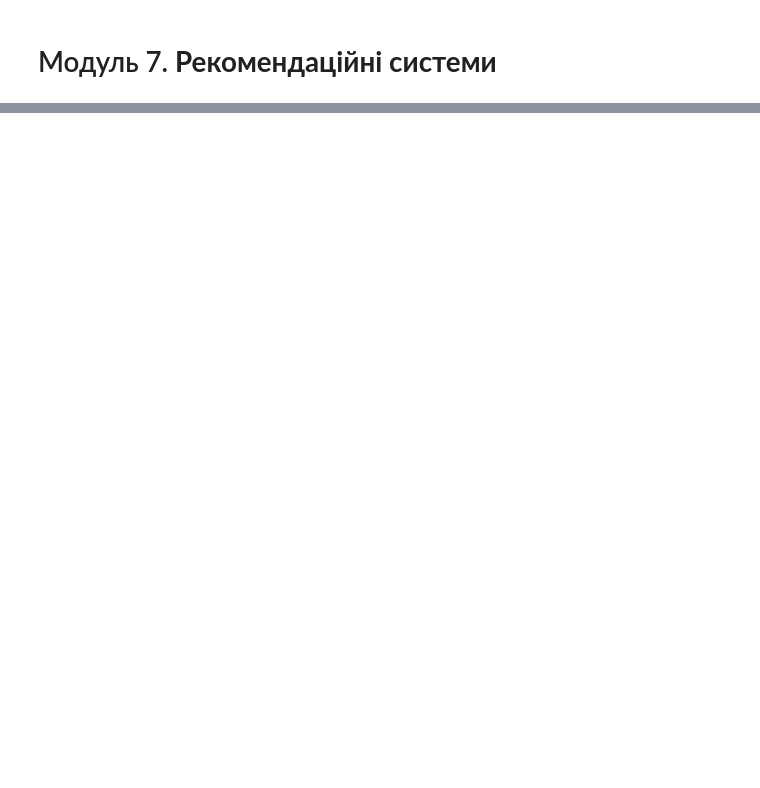
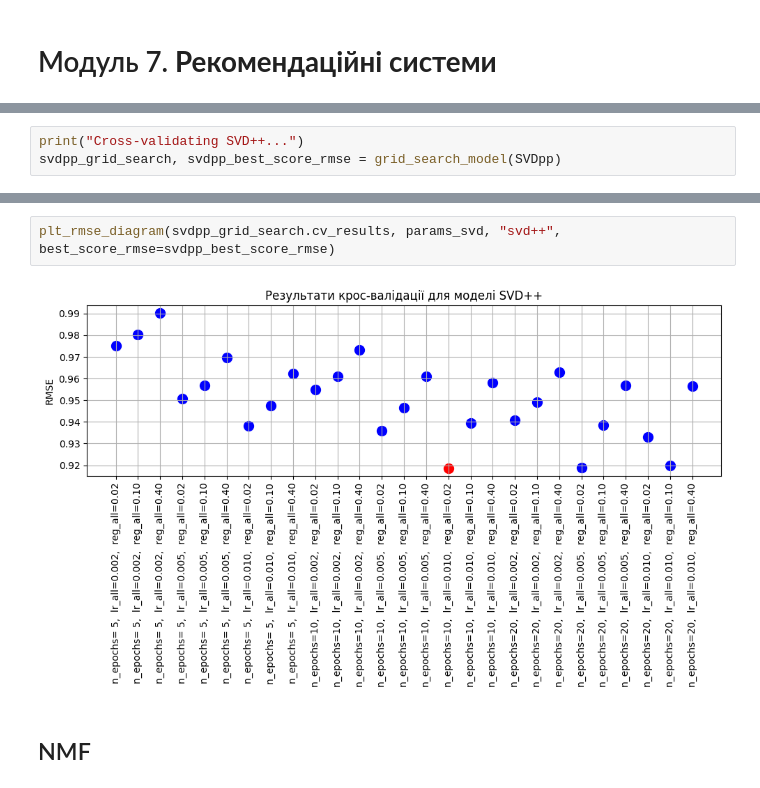
Before and after one commit to KyryloChalov/DS, a Jupyter notebook: HW_07/hw7.ipynb, the cells around one changed output, grey strips where cells are left out. Saved outputs shown, nothing was run; the diff lists cells and outputs as text; blank space fills up the shorter version.

```diff
--- a/HW_07/hw7.ipynb
+++ b/HW_07/hw7.ipynb
@@ -60,0 +169,3 @@ memory usage: 4.8 KB
+# %%
+print("Cross-validating SVD++...")
+svdpp_grid_search, svdpp_best_score_rmse = grid_search_model(SVDpp)
@@ -60,0 +180,6 @@ memory usage: 4.8 KB
+# %%
+plt_rmse_diagram(svdpp_grid_search.cv_results, params_svd, "svd++", best_score_rmse=svdpp_best_score_rmse)
+# %% [output]
+[figure, added]
+# %% [markdown]
+## NMF
```
Also changed, not shown: parts of 32 cells of this notebook, 2 other files.
